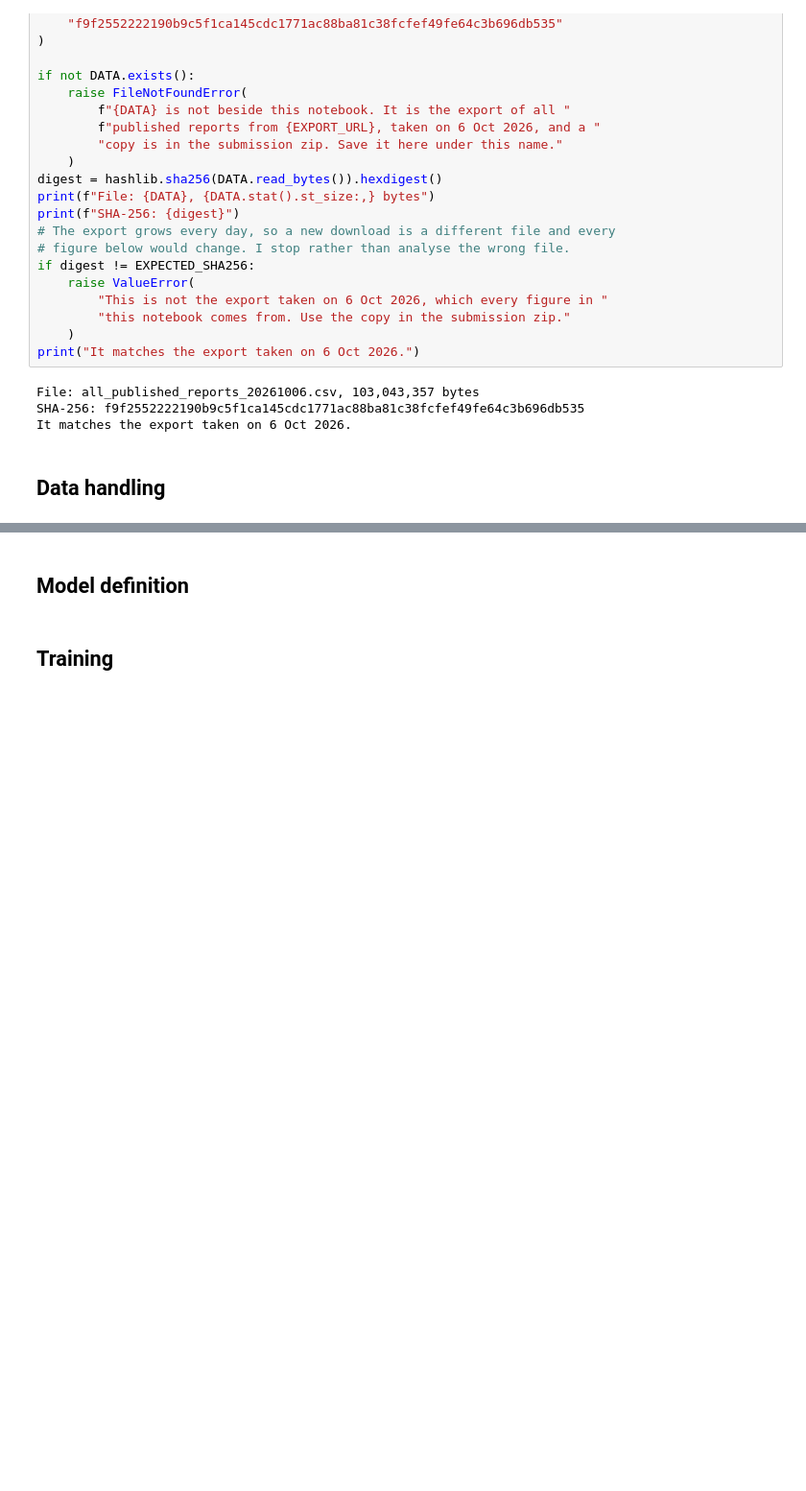
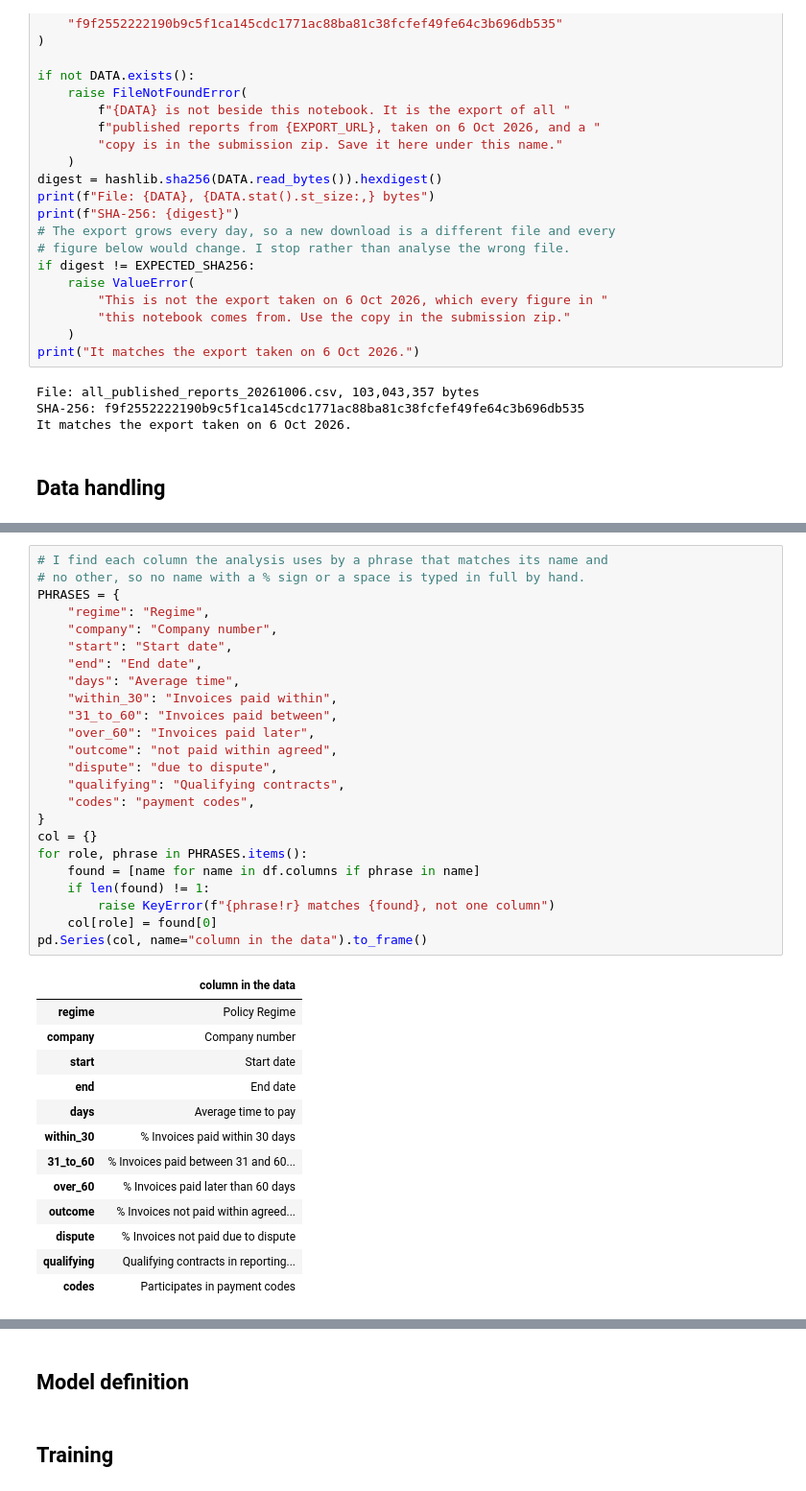
Before and after one commit to PaddyGilliland1/statistical-analysis-project, a Jupyter notebook: analysis.ipynb, the cells around one changed output, grey strips where cells are left out. Shown at 96% size. Saved outputs shown, nothing was run; the diff lists cells and outputs as text; blank space fills up the shorter version.

```diff
--- a/analysis.ipynb
+++ b/analysis.ipynb
@@ -55,0 +142,38 @@ It matches the export taken on 6 Oct 2026.
+# %%
+# I find each column the analysis uses by a phrase that matches its name and
+# no other, so no name with a % sign or a space is typed in full by hand.
+PHRASES = {
+    "regime": "Regime",
+    "company": "Company number",
+    "start": "Start date",
+    "end": "End date",
+    "days": "Average time",
+    "within_30": "Invoices paid within",
+    "31_to_60": "Invoices paid between",
+    "over_60": "Invoices paid later",
+    "outcome": "not paid within agreed",
+    "dispute": "due to dispute",
+    "qualifying": "Qualifying contracts",
+    "codes": "payment codes",
+}
+col = {}
+for role, phrase in PHRASES.items():
+    found = [name for name in df.columns if phrase in name]
+    if len(found) != 1:
+        raise KeyError(f"{phrase!r} matches {found}, not one column")
+    col[role] = found[0]
+pd.Series(col, name="column in the data").to_frame()
+# %% [output]
+|  | column in the data |
+| regime | Policy Regime |
+| company | Company number |
+| start | Start date |
+| end | End date |
+| days | Average time to pay |
+| within_30 | % Invoices paid within 30 days |
+| 31_to_60 | % Invoices paid between 31 and 60... |
+| over_60 | % Invoices paid later than 60 days |
+| outcome | % Invoices not paid within agreed... |
+| dispute | % Invoices not paid due to dispute |
+| qualifying | Qualifying contracts in reporting... |
+| codes | Participates in payment codes |
```
Also changed, not shown: parts of 6 cells of this notebook.
